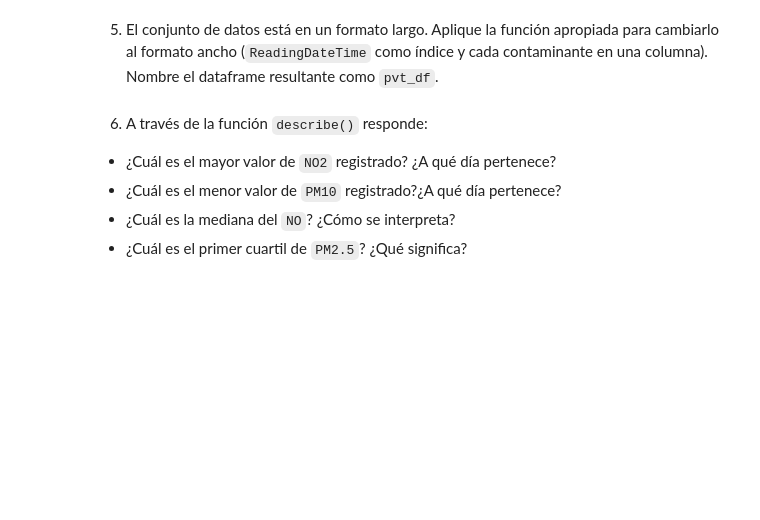
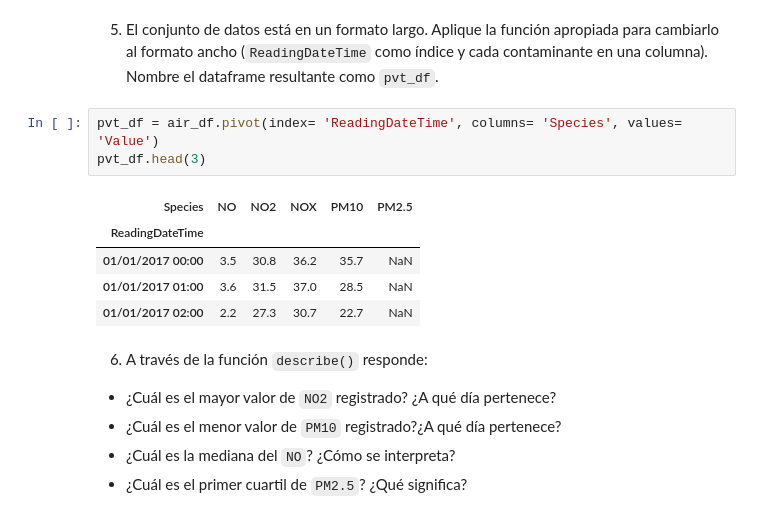
Before and after one commit to CarlosRochaCx/MNA, a Jupyter notebook: Actividad2analisisPandas.ipynb, the cells around one changed output. Saved outputs shown, nothing was run; the diff lists cells and outputs as text; blank space fills up the shorter version.

```diff
--- a/Actividad2analisisPandas.ipynb
+++ b/Actividad2analisisPandas.ipynb
@@ -151,5 +193,14 @@ Los valores de la columna "Units" son: ['ug m-3' 'ug m-3 as NO2' 'ug/m3']
 # %% [markdown]
 5.	El conjunto de datos está en un formato largo. Aplique la función apropiada para cambiarlo al formato ancho (`ReadingDateTime` como índice y cada contaminante en una columna). Nombre el dataframe resultante como `pvt_df`.
+# %%
+pvt_df = air_df.pivot(index= 'ReadingDateTime', columns= 'Species', values= 'Value')
+pvt_df.head(3)
+# %% [output]
+| Species | NO | NO2 | NOX | PM10 | PM2.5 |
+| ReadingDateTime |  |  |  |  |  |
+| 01/01/2017 00:00 | 3.5 | 30.8 | 36.2 | 35.7 | NaN |
+| 01/01/2017 01:00 | 3.6 | 31.5 | 37.0 | 28.5 | NaN |
+| 01/01/2017 02:00 | 2.2 | 27.3 | 30.7 | 22.7 | NaN |
 # %% [markdown]
 6.	A través de la función `describe()` responde:
 
```
Also changed, not shown: parts of 40 cells of this notebook.
